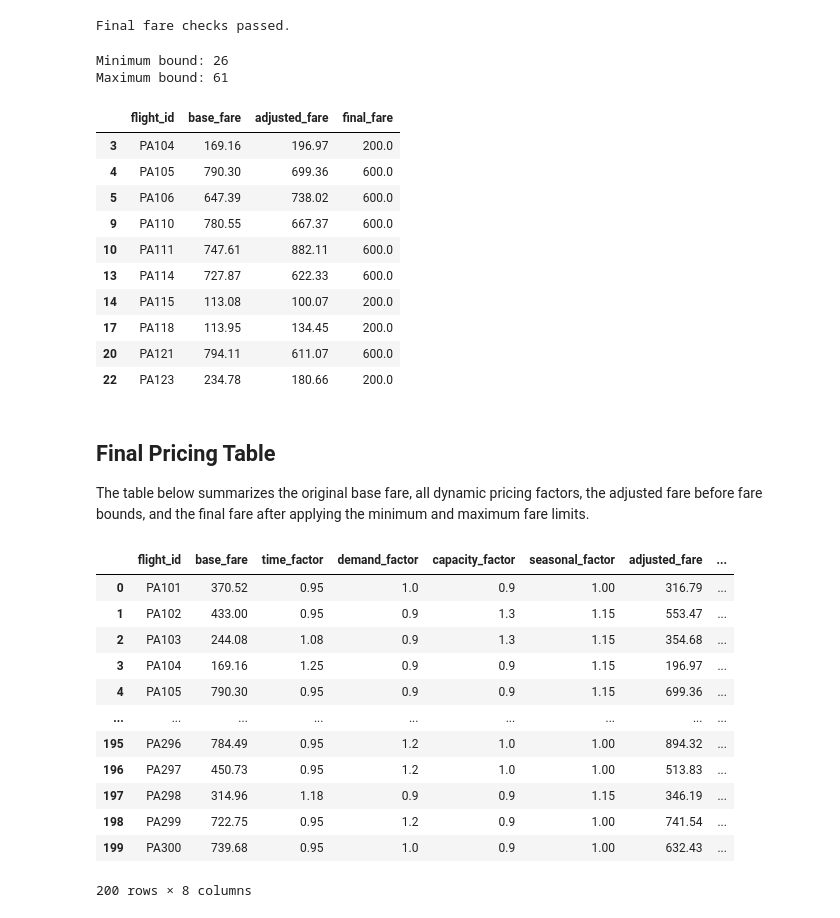
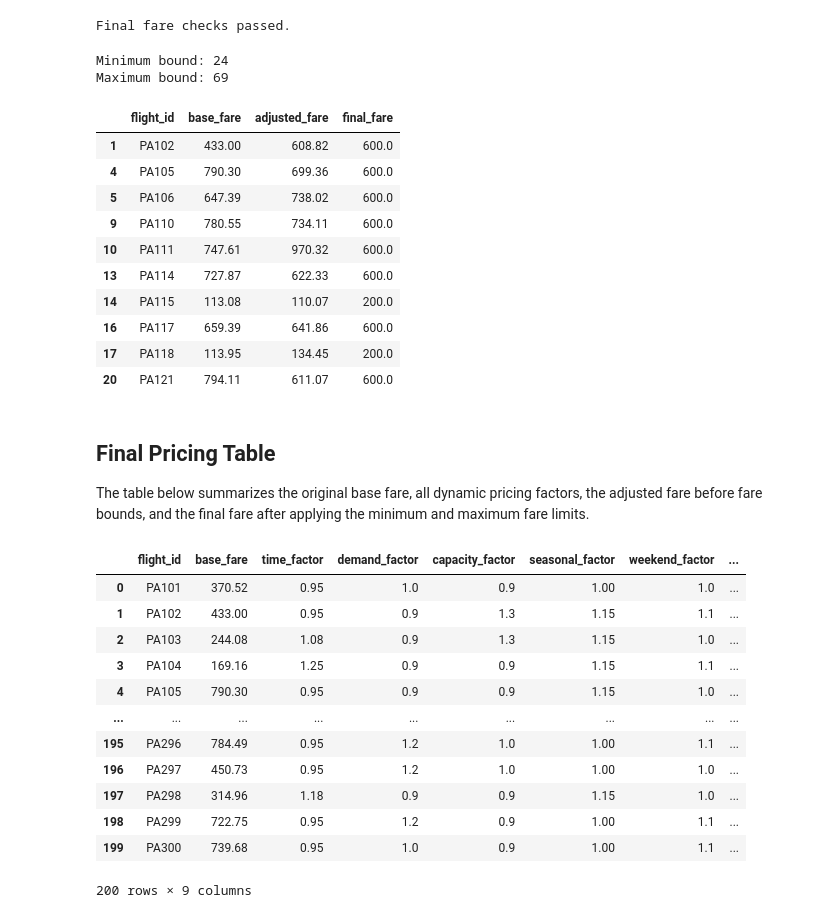
Before and after one commit to Jellia1225/mmaGroup9_Project, a Jupyter notebook: price_model.ipynb, the cells around one changed output. Cells and saved outputs as stored; diff of their text form; code cells hidden in the pictures.

```diff
--- a/price_model.ipynb
+++ b/price_model.ipynb
@@ -308,0 +312,8 @@ flights[
+# %%
+flights["weekend_factor"] = np.where(
+    flights["is_weekend"],
+    1.10,
+    1.00
+)
+
+flights["is_weekend"].value_counts()
@@ -308,0 +336,10 @@ flights[
+# %%
+flights["weekend_factor"] = np.where(
+    flights["is_weekend"] == 1,
+    1.10,
+    1.00
+)
+
+flights[
+    ["flight_id", "is_weekend", "weekend_factor"]
+].head(10)
@@ -315,6 +364,7 @@ flights["adjusted_fare"] = (
     * flights["demand_factor"]
     * flights["capacity_factor"]
     * flights["seasonal_factor"]
+    * flights["weekend_factor"]
 )
 
 flights["adjusted_fare"] = flights["adjusted_fare"].round(2)
@@ -328,6 +378,7 @@ flights[
         "demand_factor",
         "capacity_factor",
         "seasonal_factor",
+        "weekend_factor",
         "adjusted_fare"
     ]
 ].head(10)
@@ -381,8 +432,8 @@ print(
     (flights["adjusted_fare"] > MAX_FARE).sum()
 )
 # %% [output]
-Minimum bound: 26
-Maximum bound: 61
+Minimum bound: 24
+Maximum bound: 69
 # %%
 flights[
     flights["adjusted_fare"] != flights["final_fare"]
@@ -391,16 +442,16 @@ flights[
 ].head(10)
 # %% [output]
 |  | flight_id | base_fare | adjusted_fare | final_fare |
-| 3 | PA104 | 169.16 | 196.97 | 200.0 |
+| 1 | PA102 | 433.00 | 608.82 | 600.0 |
 | 4 | PA105 | 790.30 | 699.36 | 600.0 |
 | 5 | PA106 | 647.39 | 738.02 | 600.0 |
-| 9 | PA110 | 780.55 | 667.37 | 600.0 |
-| 10 | PA111 | 747.61 | 882.11 | 600.0 |
+| 9 | PA110 | 780.55 | 734.11 | 600.0 |
+| 10 | PA111 | 747.61 | 970.32 | 600.0 |
 | 13 | PA114 | 727.87 | 622.33 | 600.0 |
-| 14 | PA115 | 113.08 | 100.07 | 200.0 |
+| 14 | PA115 | 113.08 | 110.07 | 200.0 |
+| 16 | PA117 | 659.39 | 641.86 | 600.0 |
 | 17 | PA118 | 113.95 | 134.45 | 200.0 |
 | 20 | PA121 | 794.11 | 611.07 | 600.0 |
-| 22 | PA123 | 234.78 | 180.66 | 200.0 |
 # %% [markdown]
 ## Final Pricing Table
 
@@ -410,29 +461,30 @@ minimum and maximum fare limits.
 # %%
 final_pricing_table = flights[
     [
         "flight_id",
         "base_fare",
         "time_factor",
         "demand_factor",
         "capacity_factor",
         "seasonal_factor",
+        "weekend_factor",
         "adjusted_fare",
         "final_fare"
     ]
 ].copy()
 
 final_pricing_table
 # %% [output]
-|  | flight_id | base_fare | time_factor | demand_factor | capacity_factor | seasonal_factor | adjusted_fare | ... |
-| 0 | PA101 | 370.52 | 0.95 | 1.0 | 0.9 | 1.00 | 316.79 | ... |
-| 1 | PA102 | 433.00 | 0.95 | 0.9 | 1.3 | 1.15 | 553.47 | ... |
-| 2 | PA103 | 244.08 | 1.08 | 0.9 | 1.3 | 1.15 | 354.68 | ... |
-| 3 | PA104 | 169.16 | 1.25 | 0.9 | 0.9 | 1.15 | 196.97 | ... |
-| 4 | PA105 | 790.30 | 0.95 | 0.9 | 0.9 | 1.15 | 699.36 | ... |
+|  | flight_id | base_fare | time_factor | demand_factor | capacity_factor | seasonal_factor | weekend_factor | ... |
+| 0 | PA101 | 370.52 | 0.95 | 1.0 | 0.9 | 1.00 | 1.0 | ... |
+| 1 | PA102 | 433.00 | 0.95 | 0.9 | 1.3 | 1.15 | 1.1 | ... |
+| 2 | PA103 | 244.08 | 1.08 | 0.9 | 1.3 | 1.15 | 1.0 | ... |
+| 3 | PA104 | 169.16 | 1.25 | 0.9 | 0.9 | 1.15 | 1.1 | ... |
+| 4 | PA105 | 790.30 | 0.95 | 0.9 | 0.9 | 1.15 | 1.0 | ... |
 | ... | ... | ... | ... | ... | ... | ... | ... | ... |
-| 195 | PA296 | 784.49 | 0.95 | 1.2 | 1.0 | 1.00 | 894.32 | ... |
-| 196 | PA297 | 450.73 | 0.95 | 1.2 | 1.0 | 1.00 | 513.83 | ... |
-| 197 | PA298 | 314.96 | 1.18 | 0.9 | 0.9 | 1.15 | 346.19 | ... |
-| 198 | PA299 | 722.75 | 0.95 | 1.2 | 0.9 | 1.00 | 741.54 | ... |
-| 199 | PA300 | 739.68 | 0.95 | 1.0 | 0.9 | 1.00 | 632.43 | ... |
+| 195 | PA296 | 784.49 | 0.95 | 1.2 | 1.0 | 1.00 | 1.1 | ... |
+| 196 | PA297 | 450.73 | 0.95 | 1.2 | 1.0 | 1.00 | 1.0 | ... |
+| 197 | PA298 | 314.96 | 1.18 | 0.9 | 0.9 | 1.15 | 1.0 | ... |
+| 198 | PA299 | 722.75 | 0.95 | 1.2 | 0.9 | 1.00 | 1.1 | ... |
+| 199 | PA300 | 739.68 | 0.95 | 1.0 | 0.9 | 1.00 | 1.1 | ... |
-200 rows × 8 columns
+200 rows × 9 columns
```
Also changed, not shown: parts of 5 cells of this notebook.
